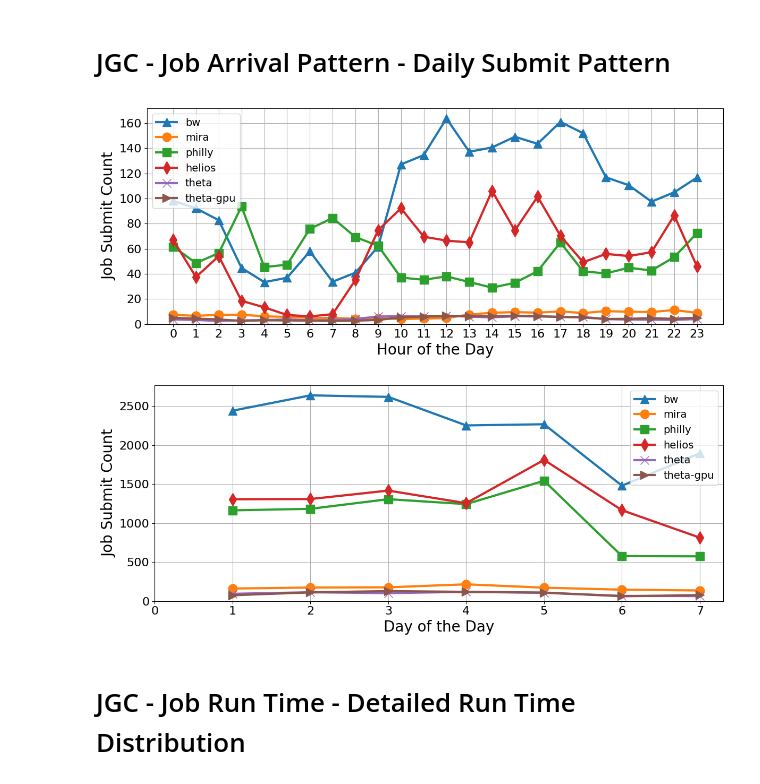
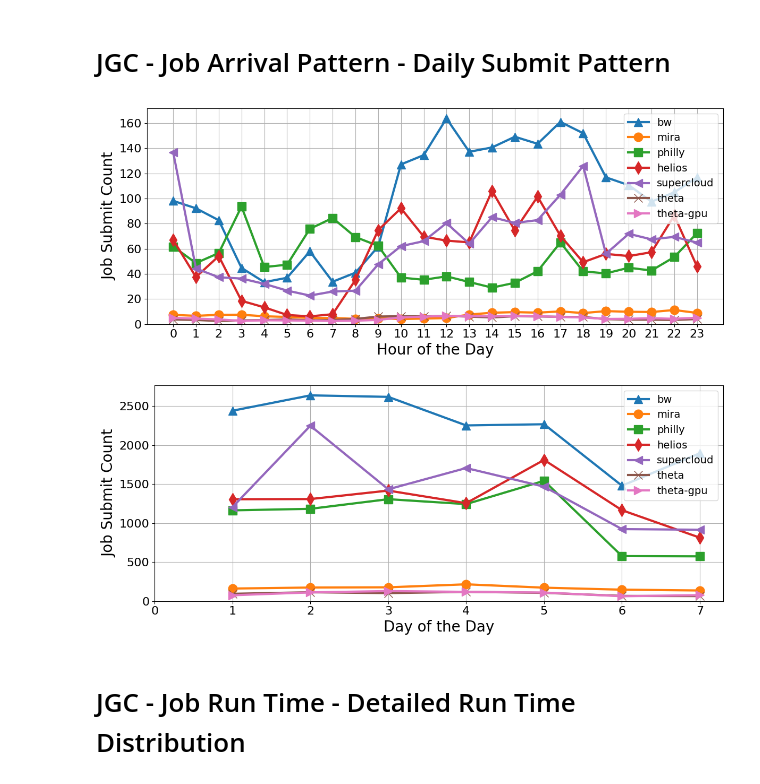
Before and after one commit to DIR-LAB/lumos, a Jupyter notebook: only_paperused_plots.ipynb, the cells around one changed output. Cells and saved outputs as stored; diff of their text form; code cells hidden in the pictures.

```diff
--- a/only_paperused_plots.ipynb
+++ b/only_paperused_plots.ipynb
@@ -1297,23 +1288,24 @@ def plot_time_submit(submit_time, xlabel, ylabel="Number of Submitted Jobs", wee
 # %%
 plt.figure(figsize=(12,5))
 plt.xticks(fontsize=16)
 plt.yticks(fontsize=16)
 plot_time_submit(bw_df["submit_time"], xlabel="Hour of the Day", week=True,marker="^")
 plot_time_submit(mira_df_2["submit_time"], xlabel="Hour of the Day", week=True, marker="o")
 plot_time_submit(philly_df["submit_time"], xlabel="Hour of the Day", week=True, marker="s")
 plot_time_submit(hl_df["submit_time"], xlabel="Hour of the Day", week=True, marker="d")
+plot_time_submit(sc_df["submit_time"], xlabel="Hour of the Day", week=True, marker="<")
 plot_time_submit(th_df["submit_time"], xlabel="Hour of the Day", week=True, marker="x")
 plot_time_submit(th_gpu_df["submit_time"], xlabel="Hour of the Day", week=True, marker=">")
 plt.xlabel("Hour of the Day", fontsize=20)
 plt.ylabel("Job Submit Count", fontsize=20)
 plt.ylim(bottom=0)
 plt.tight_layout()
 plt.grid(True)
-plt.legend(["bw", "mira", "philly","helios", "theta", "theta-gpu"],  prop={'size': 14})
+plt.legend(["bw", "mira", "philly","helios","supercloud", "theta", "theta-gpu"],  prop={'size': 14})
 plt.xticks(range(0, 24, 1))
 plt.rc('legend',fontsize=20)
 # %% [output]
-[figure, old version]
+[figure, new version]
 # %%
 plt.figure(figsize=(12,5))
 plt.xticks(fontsize=16)
@@ -1322,6 +1314,7 @@ plot_time_submit(bw_df["submit_time"], xlabel="Day of the Day", week=False,marke
 plot_time_submit(mira_df_2["submit_time"], xlabel="Day of the Day", week=False, marker="o")
 plot_time_submit(philly_df["submit_time"], xlabel="Day of the Day", week=False, marker="s")
 plot_time_submit(hl_df["submit_time"], xlabel="Day of the Day", week=False, marker="d")
+plot_time_submit(sc_df["submit_time"], xlabel="Day of the Day", week=False, marker="<")
 plot_time_submit(th_df["submit_time"], xlabel="Day of the Day", week=False, marker="x")
 plot_time_submit(th_gpu_df["submit_time"], xlabel="Day of the Day", week=False, marker=">")
 plt.xlabel("Day of the Day", fontsize=20)
@@ -1329,11 +1322,11 @@ plt.ylabel("Job Submit Count", fontsize=20)
 plt.ylim(bottom=0)
 plt.tight_layout()
 plt.grid(True)
-plt.legend(["bw", "mira", "philly","helios", "theta", "theta-gpu"],  prop={'size': 14})
+plt.legend(["bw", "mira", "philly","helios", "supercloud", "theta", "theta-gpu"],  prop={'size': 14})
 plt.xticks(range(0, 8, 1))
 plt.rc('legend',fontsize=20)
 # %% [output]
-[figure, old version]
+[figure, new version]
 # %% [markdown]
 # JGC - Job Run Time - Detailed Run Time Distribution
 # %%
```
Also changed, not shown: parts of 11 cells of this notebook, 3 other files.
